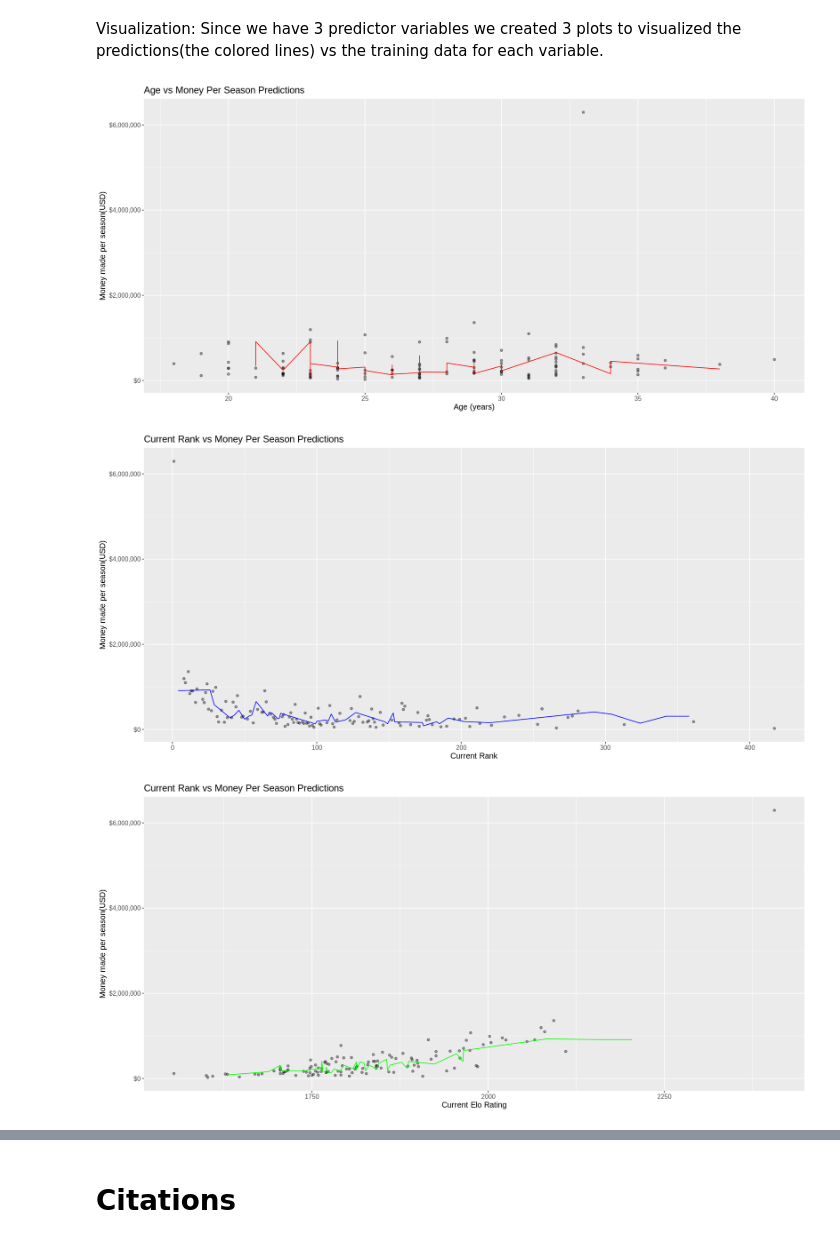
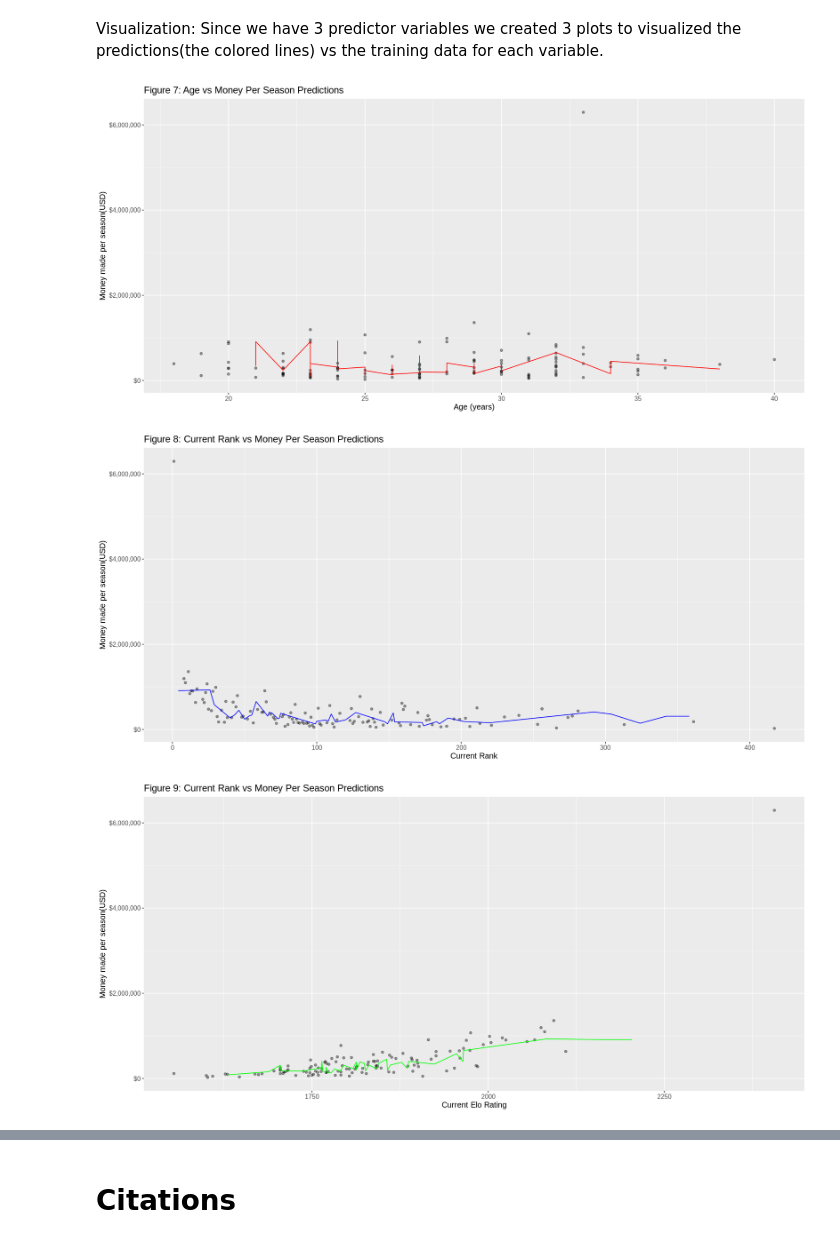
Before and after one commit to mnvibhakar/TennisSalaryProject, a Jupyter notebook: project_report.ipynb, the cells around one changed output, grey strips where cells are left out. Cells and saved outputs as stored; diff of their text form; code cells hidden in the pictures.

```diff
--- a/project_report.ipynb
+++ b/project_report.ipynb
@@ -221,37 +236,37 @@ age_plot <- ggplot(tennis_training, aes(x = Age, y = Money.Per.Season)) +
             color = "red") +
   xlab("Age (years)") +
   ylab("Money made per season(USD)") +
   scale_y_continuous(labels = dollar_format()) +
-  ggtitle("Age vs Money Per Season Predictions") +
+  ggtitle("Figure 7: Age vs Money Per Season Predictions") +
   theme(text = element_text(size = 12))
 
 current_rank_plot <- ggplot(tennis_training, aes(x = Current.Rank, y = Money.Per.Season)) +
   geom_point(alpha = 0.4) +
   geom_line(data = tennis_predictions,
             mapping = aes(x = Current.Rank, y = .pred),
             color = "blue") +
   xlab("Current Rank") +
   ylab("Money made per season(USD)") +
   scale_y_continuous(labels = dollar_format()) +
-  ggtitle("Current Rank vs Money Per Season Predictions") +
+  ggtitle("Figure 8: Current Rank vs Money Per Season Predictions") +
   theme(text = element_text(size = 12))
 
 current_elo_plot <- ggplot(tennis_training, aes(x = Current.Elo.Rating, y = Money.Per.Season)) +
   geom_point(alpha = 0.4) +
   geom_line(data = tennis_predictions,
             mapping = aes(x = Current.Elo.Rating, y = .pred),
             color = "green") +
   xlab("Current Elo Rating") +
   ylab("Money made per season(USD)") +
   scale_y_continuous(labels = dollar_format()) +
-  ggtitle("Current Rank vs Money Per Season Predictions") +
+  ggtitle("Figure 9: Current Rank vs Money Per Season Predictions") +
   theme(text = element_text(size = 12))
 
 age_plot
 current_rank_plot
 current_elo_plot
 # %% [output]
-[figure, old version]
+[figure, new version]
-[figure, old version]
+[figure, new version]
-[figure, old version]
+[figure, new version]
 # %% [markdown]
```
Also changed, not shown: parts of 5 cells of this notebook.
